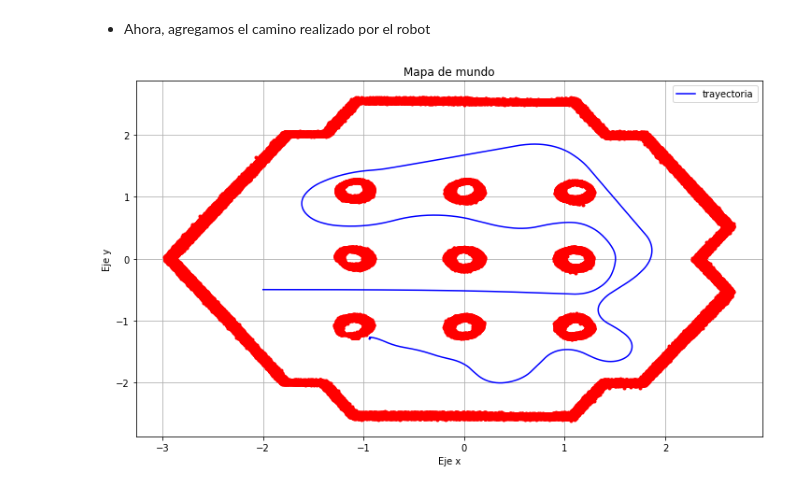
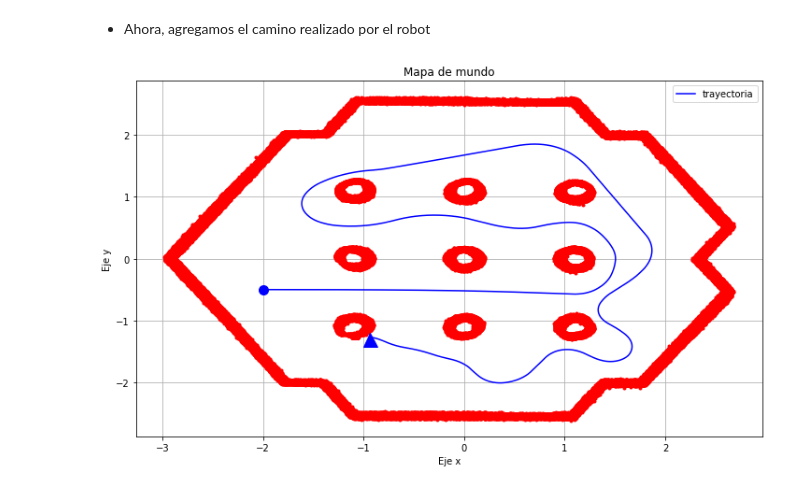
Before and after one commit to matias-dogliani/robotic_repo, a Jupyter notebook: Tp3/tp3.ipynb, the cells around one changed output. Cells and saved outputs as stored; diff of their text form; code cells hidden in the pictures.

```diff
--- a/Tp3/tp3.ipynb
+++ b/Tp3/tp3.ipynb
@@ -246,16 +246,21 @@ plt.savefig("./imgs/construccion_mapa.png")
 # %%
 plt.figure(figsize = (12,7))
 plt.title("Mapa de mundo")
 plt.xlabel("Eje x")
 plt.ylabel("Eje y")
 plt.grid("true")
 for j in range(len(puntosLaser)):
     x,y = composicion(puntosLaser[j],near_i,j)
     plt.plot(x,y,linestyle="",
              marker = '.',color = "red",)
 
 plt.plot(Odomdata.loc[:,1],Odomdata.loc[:,2],color = "blue",label="trayectoria")
+plt.plot(Odomdata.loc[0,1],Odomdata.loc[0,2],marker = 'o', color="blue", markersize="10")
+plt.plot(Odomdata.loc[len(Odomdata)-30,1],Odomdata.loc[len(Odomdata)-30,2],marker = "^", color="blue", markersize="15")
+
+
+
 plt.legend(loc='upper right')
 plt.savefig("./imgs/mapa_trayectoria.png")
 # %% [output]
-[figure, old version]
+[figure, new version]
```
Also changed, not shown: parts of 1 cell of this notebook, 1 other file.
